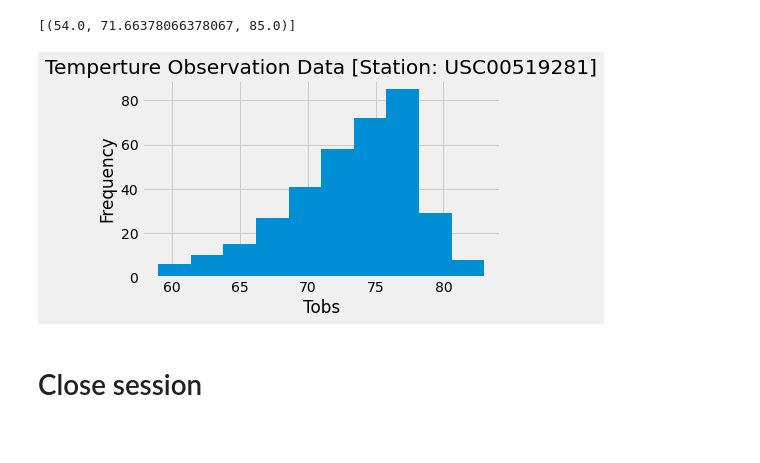
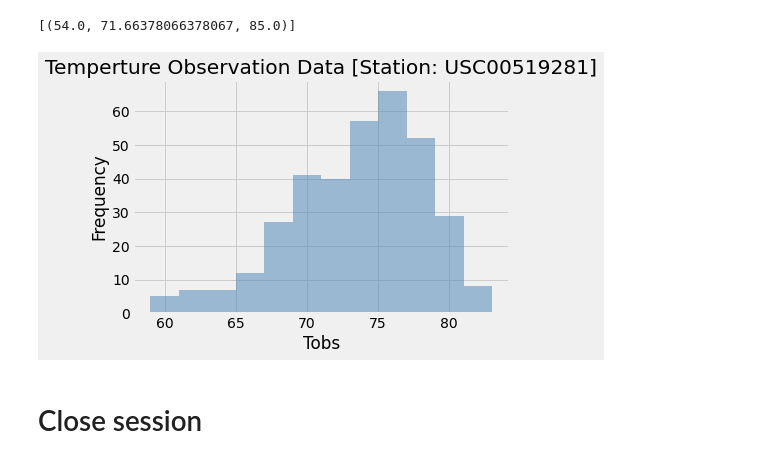
Before and after one commit to extasy44/sqlalchemy-challenge, a Jupyter notebook: climate_starter.ipynb, the cells around one changed output. Cells and saved outputs as stored; diff of their text form; code cells hidden in the pictures.

Commit message:
updated histogram

```diff
--- a/climate_starter.ipynb
+++ b/climate_starter.ipynb
@@ -125,22 +125,20 @@ session.query(func.min(Measurement.tobs), func.avg(Measurement.tobs), func.max(M
 # %%
 # Using the most active station id
 # Query the last 12 months of temperature observation data for this station and plot the results as a histogram
 temp_result = session.query(Measurement.station, Measurement.tobs).\
                 filter(Measurement.station == most_active_station).\
                 filter(Measurement.date >= year_ago).all()
 tobs_df = pd.DataFrame(temp_result)
 tobs_df.head()
 
 tobs = tobs_df['tobs']
-plt.hist(tobs)
+plt.hist(tobs, bins=12, alpha=0.5, histtype='stepfilled', color='steelblue', edgecolor='none')
 plt.xlabel('Tobs')
 plt.ylabel('Frequency')
 plt.title("Temperture Observation Data [Station: USC00519281]")
-plt.tight_layout()
-plt.savefig("Images/Station=USC00519281.png")
 plt.show()
 # %% [output]
-[figure, old version]
+[figure, new version]
 # %% [markdown]
 # Close session
 # %%
```
